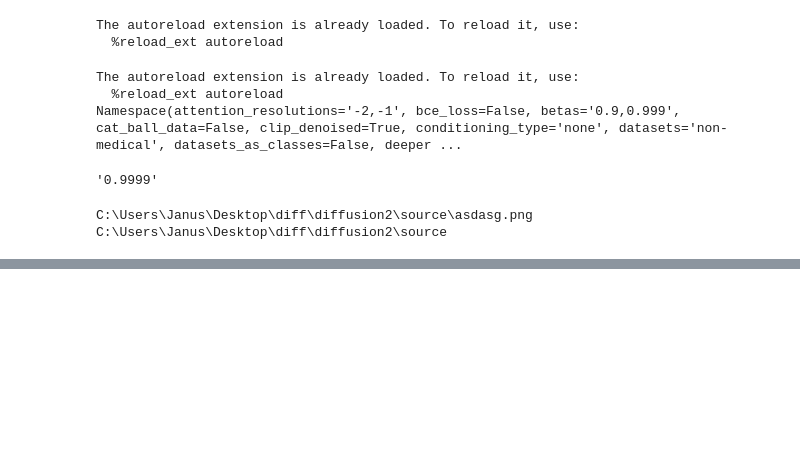
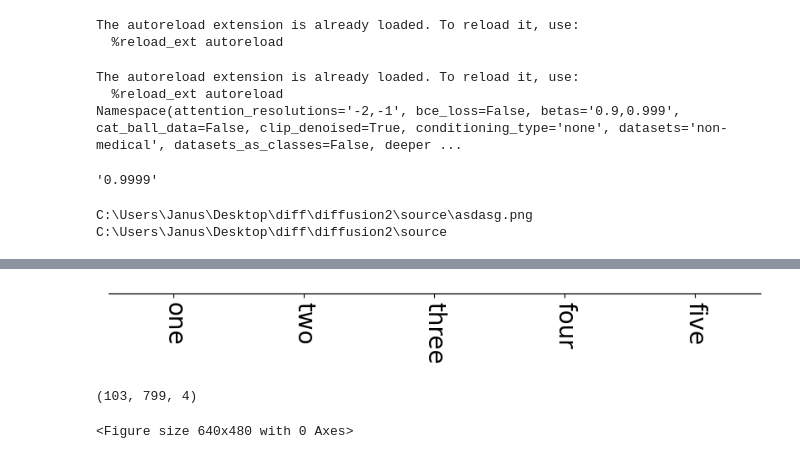
Before and after one commit to JakobLC/diffusion2, a Jupyter notebook: test_script.ipynb, the cells around one changed output, grey strips where cells are left out. Drawn from its saved outputs; the diff is of its cells as text; code cells hidden in the pictures; blank space fills up the shorter version.

Commit message:
small bugfixes and axis rendering

```diff
--- a/test_script.ipynb
+++ b/test_script.ipynb
@@ -37,0 +55,21 @@ C:\Users\Janus\Desktop\diff\diffusion2\source
+# %%
+
+def render_axis(h=100,n=5,text=[],angle=0,rotation=None, fontsize=None):
+    fig, ax = plt.subplots(figsize=(10,1e-15))
+    #ax.set_frame_on(False)
+    plt.yticks([])
+    plt.xlim(0, n)
+    x_pos = np.linspace(0.5,n-0.5,n)
+    plt.xticks(x_pos, text, rotation=rotation, fontsize=fontsize)
+    plt.show()
+    plt.savefig('test2.png', bbox_inches='tight',pad_inches = 0)
+    im = np.array(fig.canvas.renderer.buffer_rgba())
+    #crop away empty space in each axis
+
+    return im
+im = render_axis(text=["one","two","three","four","five"],fontsize=20, rotation=270)
+print(im.shape)
+# %% [output]
+[figure, added]
+(103, 799, 4)
+<Figure size 640x480 with 0 Axes>
```
Also changed, not shown: parts of 1 cell of this notebook, 8 other files.
